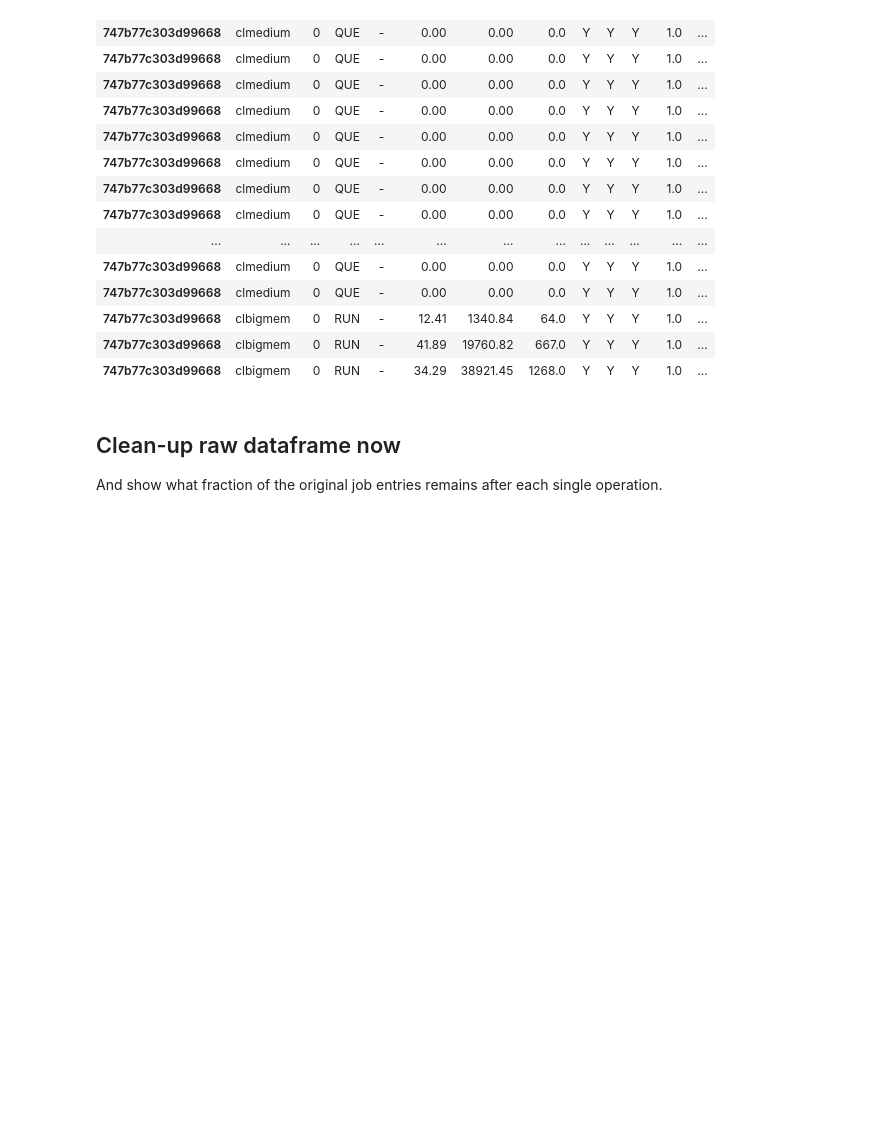
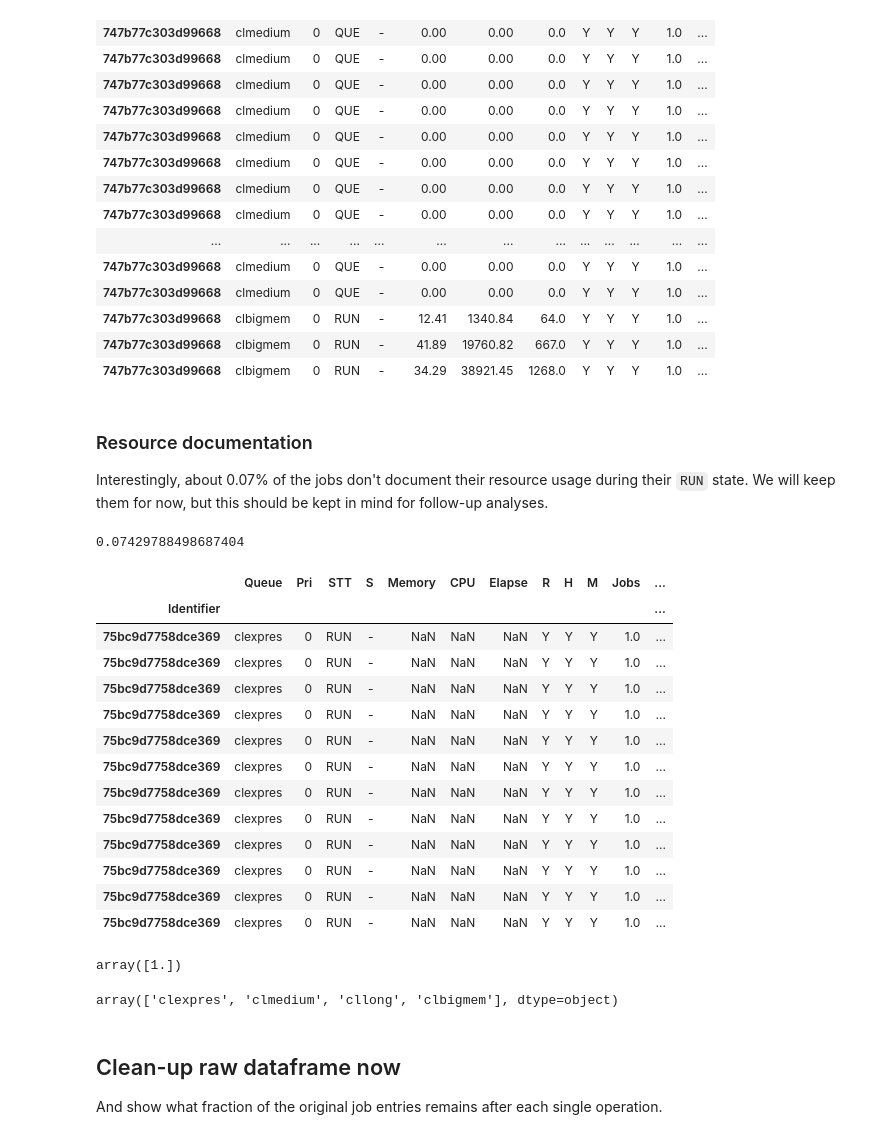
Before and after one commit to ExaESM-WP4/NESH-monitoring, a Jupyter notebook: statistics/job_logs_cleanup.ipynb, the cells around one changed output. Drawn from its saved outputs; the diff is of its cells as text; code cells hidden in the pictures; blank space fills up the shorter version.

```diff
--- a/statistics/job_logs_cleanup.ipynb
+++ b/statistics/job_logs_cleanup.ipynb
@@ -21,3 +14,9 @@ job_logs_raw = pd.read_parquet('job_logs_raw.parquet')
+# %%
+if os.path.isfile('job_logs_raw.parquet'):
+    job_logs_raw = pd.read_parquet('job_logs_raw.parquet')
+else:
+    job_logs_raw = read_request_logs('../request_logs/', '*.tar.gz')
+    job_logs_raw.to_parquet('job_logs_raw.parquet', index=False, compression='gzip')
 # %%
 job_logs_raw
 # %% [output]
@@ -312,6 +311,42 @@ job_logs_raw.set_index("Identifier").loc[these_identifiers[3]].sort_values("Time
 | 747b77c303d99668 | clbigmem | 0 | RUN | - | 12.41 | 1340.84 | 64.0 | Y | Y | Y | 1.0 | ... |
 | 747b77c303d99668 | clbigmem | 0 | RUN | - | 41.89 | 19760.82 | 667.0 | Y | Y | Y | 1.0 | ... |
 | 747b77c303d99668 | clbigmem | 0 | RUN | - | 34.29 | 38921.45 | 1268.0 | Y | Y | Y | 1.0 | ... |
+# %% [markdown]
+### Resource documentation
+Interestingly, about 0.07% of the jobs don't document their resource usage during their `RUN` state. We will keep them for now, but this should be kept in mind for follow-up analyses.
+# %%
+subset = (job_logs_raw.set_index('Identifier')['STT']=='RUN') & job_logs_raw.set_index('Identifier')['Elapse'].isna()
+# %%
+these_identifiers = job_logs_raw.set_index('Identifier')[subset].index.unique()
+# %%
+100*these_identifiers.size/job_logs_raw['Identifier'].unique().size
+# %% [output]
+0.07429788498687404
+# %%
+job_logs_raw.set_index('Identifier').loc[these_identifiers[0]]
+# %% [output]
+|  | Queue | Pri | STT | S | Memory | CPU | Elapse | R | H | M | Jobs | ... |
+| Identifier |  |  |  |  |  |  |  |  |  |  |  | ... |
+| 75bc9d7758dce369 | clexpres | 0 | RUN | - | NaN | NaN | NaN | Y | Y | Y | 1.0 | ... |
+| 75bc9d7758dce369 | clexpres | 0 | RUN | - | NaN | NaN | NaN | Y | Y | Y | 1.0 | ... |
+| 75bc9d7758dce369 | clexpres | 0 | RUN | - | NaN | NaN | NaN | Y | Y | Y | 1.0 | ... |
+| 75bc9d7758dce369 | clexpres | 0 | RUN | - | NaN | NaN | NaN | Y | Y | Y | 1.0 | ... |
+| 75bc9d7758dce369 | clexpres | 0 | RUN | - | NaN | NaN | NaN | Y | Y | Y | 1.0 | ... |
+| 75bc9d7758dce369 | clexpres | 0 | RUN | - | NaN | NaN | NaN | Y | Y | Y | 1.0 | ... |
+| 75bc9d7758dce369 | clexpres | 0 | RUN | - | NaN | NaN | NaN | Y | Y | Y | 1.0 | ... |
+| 75bc9d7758dce369 | clexpres | 0 | RUN | - | NaN | NaN | NaN | Y | Y | Y | 1.0 | ... |
+| 75bc9d7758dce369 | clexpres | 0 | RUN | - | NaN | NaN | NaN | Y | Y | Y | 1.0 | ... |
+| 75bc9d7758dce369 | clexpres | 0 | RUN | - | NaN | NaN | NaN | Y | Y | Y | 1.0 | ... |
+| 75bc9d7758dce369 | clexpres | 0 | RUN | - | NaN | NaN | NaN | Y | Y | Y | 1.0 | ... |
+| 75bc9d7758dce369 | clexpres | 0 | RUN | - | NaN | NaN | NaN | Y | Y | Y | 1.0 | ... |
+# %%
+job_logs_raw.set_index('Identifier').loc[these_identifiers]['Jobs'].unique()
+# %% [output]
+array([1.])
+# %%
+job_logs_raw.set_index('Identifier').loc[these_identifiers]['Queue'].unique()
+# %% [output]
+array(['clexpres', 'clmedium', 'cllong', 'clbigmem'], dtype=object)
 # %% [markdown]
 ## Clean-up raw dataframe now
 And show what fraction of the original job entries remains after each single operation.
```
Also changed, not shown: parts of 24 cells of this notebook.
